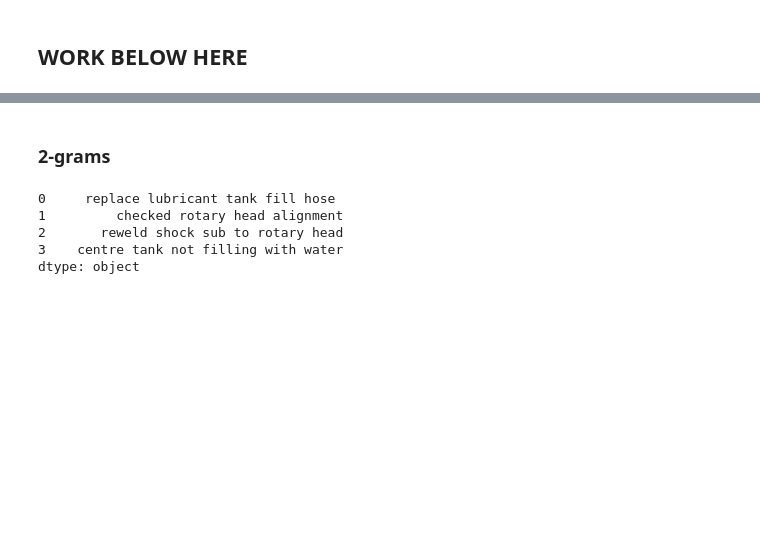
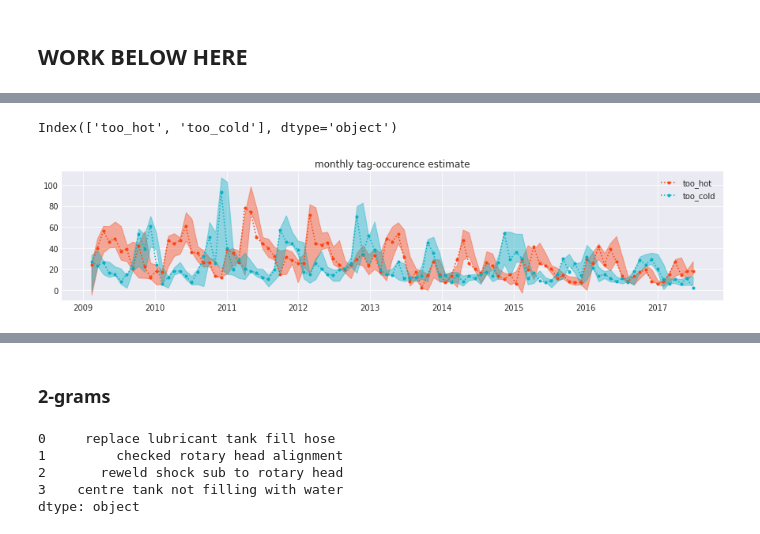
Before and after one commit to usnistgov/nestor, a Jupyter notebook: docs/case_studies/hvac_case_study.ipynb, the cells around one changed output, grey strips where cells are left out. Cells and saved outputs as stored; diff of their text form; code cells hidden in the pictures; blank space fills up the shorter version.

```diff
--- a/docs/case_studies/hvac_case_study.ipynb
+++ b/docs/case_studies/hvac_case_study.ipynb
@@ -210,0 +183,35 @@ Text(0.5,0.98,'Relative Tag Occurrence Density by Month')
+# %%
+# set the index to work with
+idx_col = pd.DatetimeIndex(df.REPORTDATE.compute())
+
+#combine I, P, S
+tag_df = pd.concat(tags.values(),axis=1,keys=tags.keys())
+tag_df = tag_df.set_index(idx_col).sort_index()  # sort by idx
+# %%
+# .rolling(1000).sum()
+samp = ['too_cold', 'too_hot']
+sample_tag = tag_df.loc[:,(slice(None), samp)]
+sample_tag.columns = sample_tag.columns.droplevel(0)
+
+with sns.axes_style('darkgrid'):
+    plt.figure(figsize=(15,3))
+    sample_tag.resample('30D').sum()
+    plt.plot(sample_tag.too_hot.resample('30D').sum(),
+             marker='.', ls=':', color='xkcd:orangered', label='too_hot')
+    plt.plot(sample_tag.too_cold.resample('30D').sum(),
+             marker='.', ls=':', color='xkcd:turquoise blue', label='too_cold')
+    roll = sample_tag.rolling('30D').sum()
+    mean = roll.resample('30D').mean()
+    err = roll.resample('30D').std()
+    plt.fill_between(mean.index, mean.too_hot-2*err.too_hot, mean.too_hot+2*err.too_hot,
+                    alpha=.4, color='xkcd:orangered')
+    plt.fill_between(mean.index, mean.too_cold-2*err.too_cold, mean.too_cold+2*err.too_cold,
+                    alpha=.4, color='xkcd:turquoise blue')
+    sns.despine()
+    plt.legend()
+    plt.title('monthly tag-occurence estimate')
+# df.resample()
+print(sample_tag.columns)
+# %% [output]
+Index(['too_hot', 'too_cold'], dtype='object')
+[figure, added]
```
Also changed, not shown: parts of 10 cells of this notebook, 1 other file.
